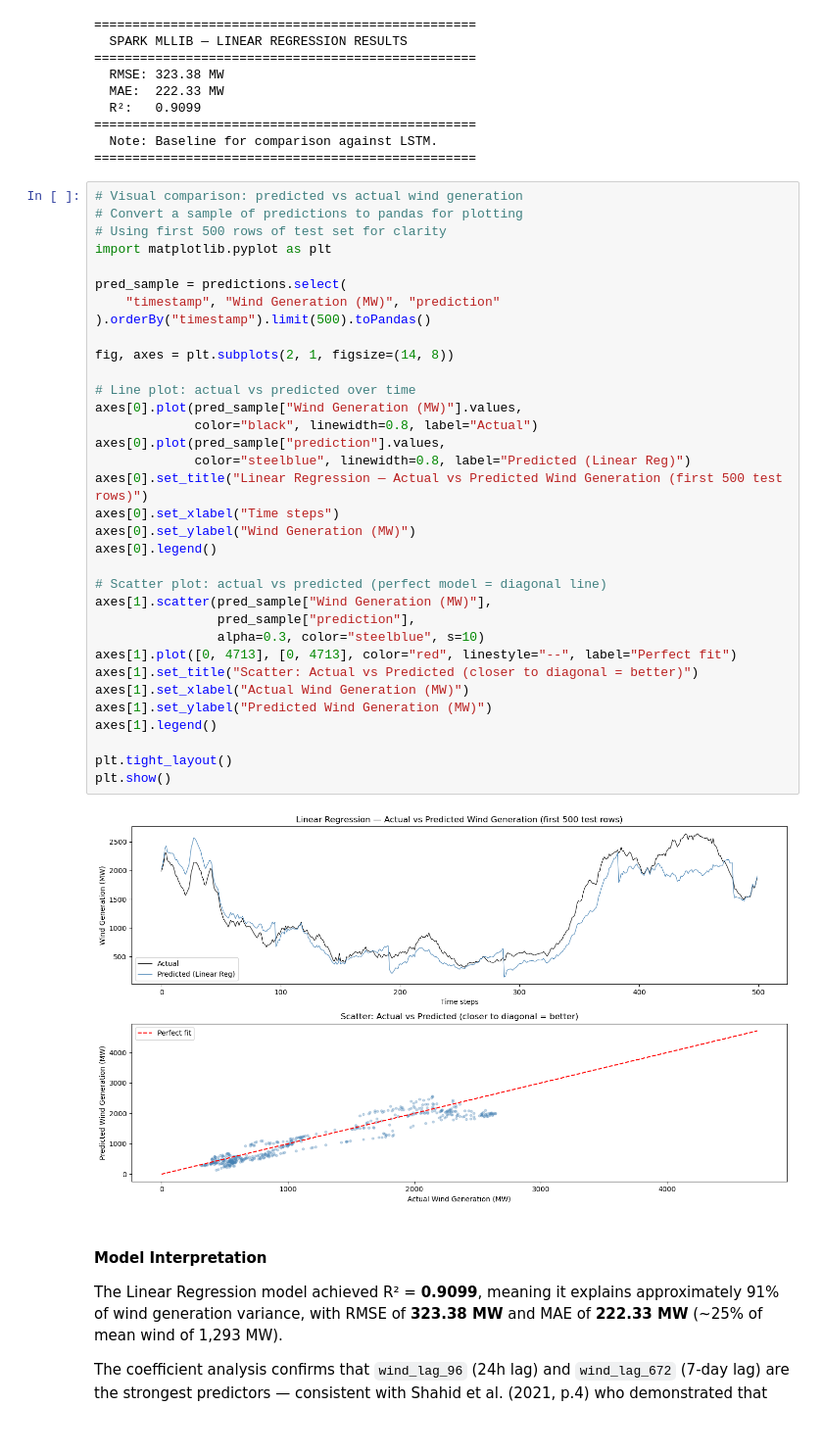
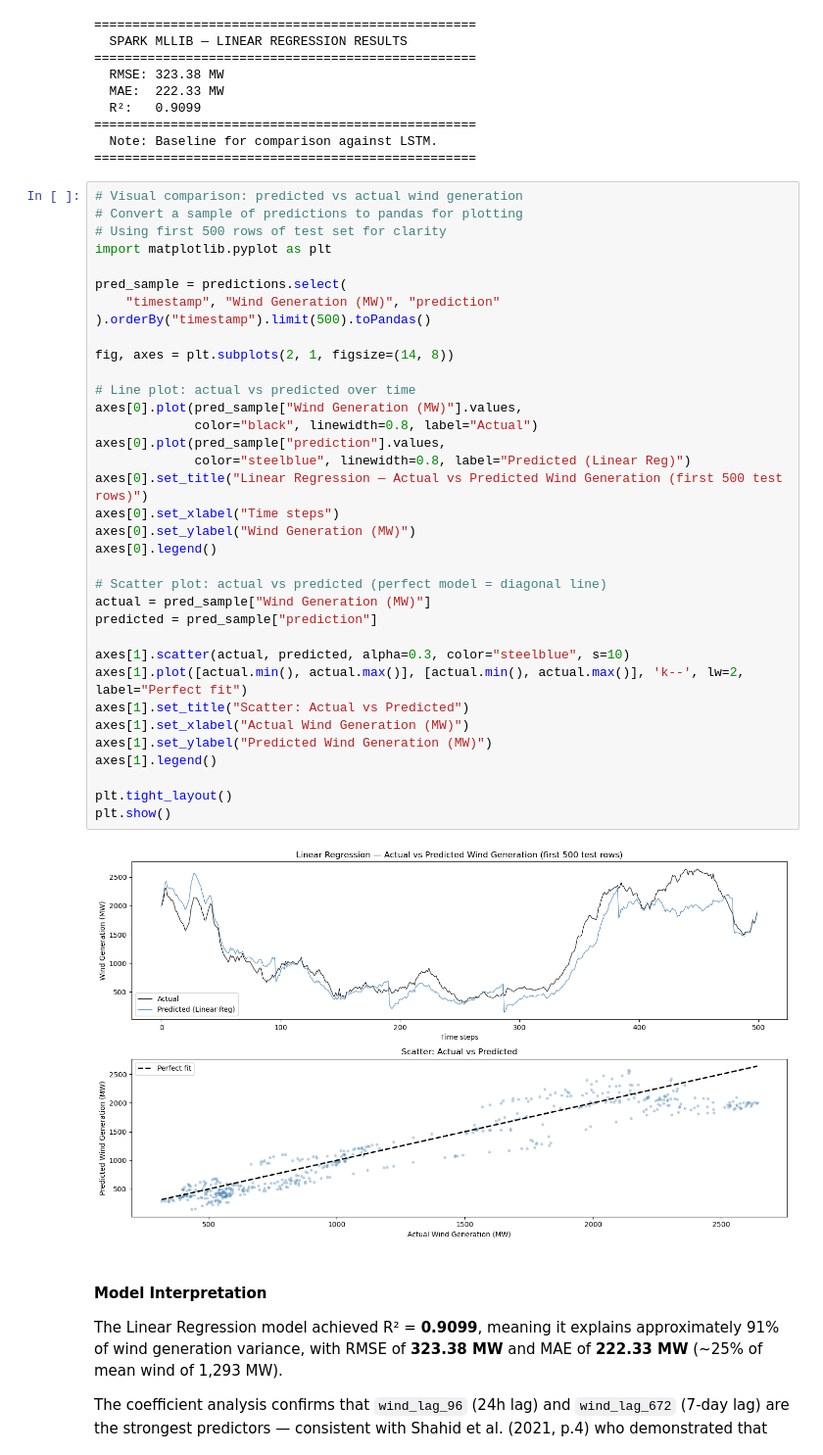
Before and after one commit to 2026004/2026004_CA1, a Jupyter notebook: 2026004_CA1_BDSP.ipynb, the cells around one changed output. Shown at 98% size. Saved outputs shown, nothing was run; the diff lists cells and outputs as text.

```diff
--- a/2026004_CA1_BDSP.ipynb
+++ b/2026004_CA1_BDSP.ipynb
@@ -404,39 +404,40 @@ print(f"{'='*50}")
 # %%
 # Visual comparison: predicted vs actual wind generation
 # Convert a sample of predictions to pandas for plotting
 # Using first 500 rows of test set for clarity
 import matplotlib.pyplot as plt
 
 pred_sample = predictions.select(
     "timestamp", "Wind Generation (MW)", "prediction"
 ).orderBy("timestamp").limit(500).toPandas()
 
 fig, axes = plt.subplots(2, 1, figsize=(14, 8))
 
 # Line plot: actual vs predicted over time
 axes[0].plot(pred_sample["Wind Generation (MW)"].values,
              color="black", linewidth=0.8, label="Actual")
 axes[0].plot(pred_sample["prediction"].values,
              color="steelblue", linewidth=0.8, label="Predicted (Linear Reg)")
 axes[0].set_title("Linear Regression — Actual vs Predicted Wind Generation (first 500 test rows)")
 axes[0].set_xlabel("Time steps")
 axes[0].set_ylabel("Wind Generation (MW)")
 axes[0].legend()
 
 # Scatter plot: actual vs predicted (perfect model = diagonal line)
-axes[1].scatter(pred_sample["Wind Generation (MW)"],
-                pred_sample["prediction"],
-                alpha=0.3, color="steelblue", s=10)
-axes[1].plot([0, 4713], [0, 4713], color="red", linestyle="--", label="Perfect fit")
-axes[1].set_title("Scatter: Actual vs Predicted (closer to diagonal = better)")
+actual = pred_sample["Wind Generation (MW)"]
+predicted = pred_sample["prediction"]
+
+axes[1].scatter(actual, predicted, alpha=0.3, color="steelblue", s=10)
+axes[1].plot([actual.min(), actual.max()], [actual.min(), actual.max()], 'k--', lw=2, label="Perfect fit")
+axes[1].set_title("Scatter: Actual vs Predicted")
 axes[1].set_xlabel("Actual Wind Generation (MW)")
 axes[1].set_ylabel("Predicted Wind Generation (MW)")
 axes[1].legend()
 
 plt.tight_layout()
 plt.show()
 # %% [output]
-[figure, old version]
+[figure, new version]
 # %% [markdown]
 #### Model Interpretation
 
```
Also changed, not shown: parts of 1 cell of this notebook.
